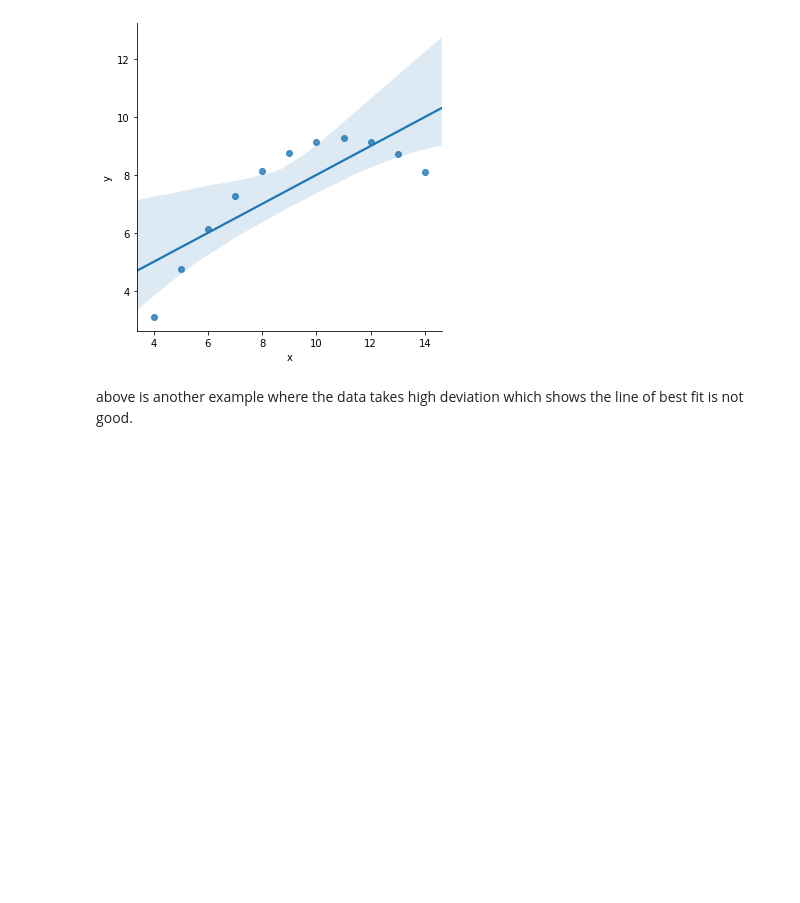
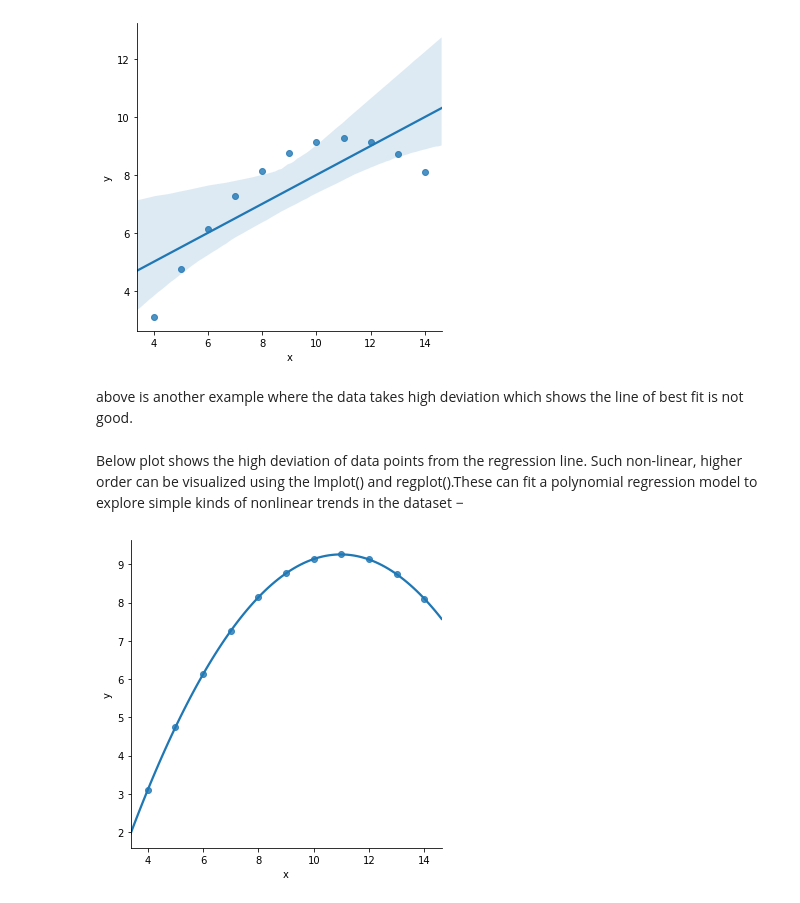
Before and after one commit to MrRaghav/DataScience, a Jupyter notebook: seaborn/Linear Relationships.ipynb, the cells around one changed output. Cells and saved outputs as stored; diff of their text form; code cells hidden in the pictures; blank space fills up the shorter version.

Commit message:
condition of non linearity

```diff
--- a/seaborn/Linear Relationships.ipynb
+++ b/seaborn/Linear Relationships.ipynb
@@ -64,3 +64,10 @@ plt.show()
 [figure]
 # %% [markdown]
 above is another example where the data takes high deviation which shows the line of best fit is not good.
+# %% [markdown]
+Below plot shows the high deviation of data points from the regression line. Such non-linear, higher order can be visualized using the lmplot() and regplot().These can fit a polynomial regression model to explore simple kinds of nonlinear trends in the dataset −
+# %%
+sb.lmplot(x = "x", y = "y", data = df.query("dataset == 'II'"),order = 2)
+plt.show()
+# %% [output]
+[figure, added]
```
